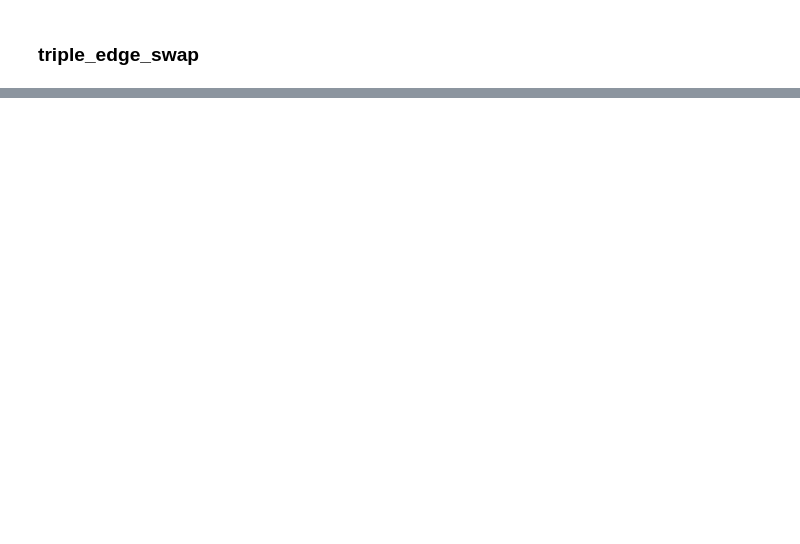
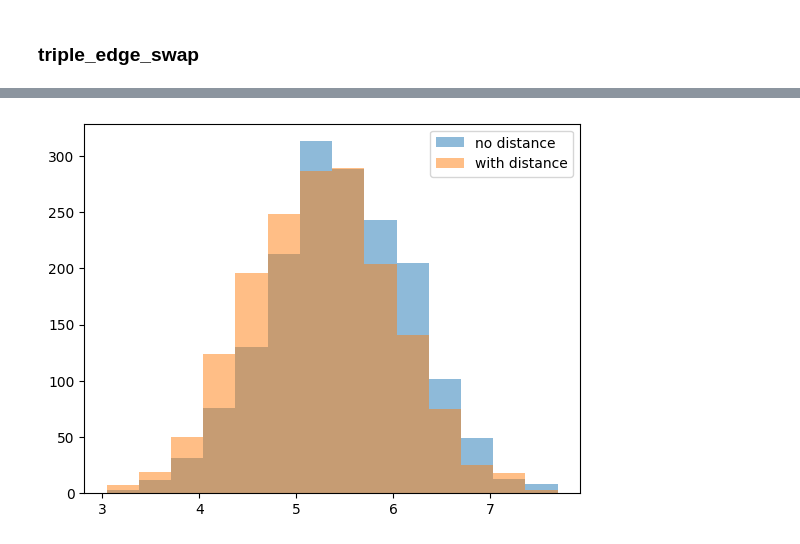
Before and after one commit to Pmoonesi/CPSC672-FundofSocNtwkAnalandDataMining, a Jupyter notebook: testing/Networkx-double_edge_swap.ipynb, the cells around one changed output, grey strips where cells are left out. Drawn from its saved outputs; the diff is of its cells as text; code cells hidden in the pictures; blank space fills up the shorter version.

```diff
--- a/testing/Networkx-double_edge_swap.ipynb
+++ b/testing/Networkx-double_edge_swap.ipynb
@@ -742,0 +773,12 @@ compare_func3(G, G_swap_new, 'scale free', weight='weight')
+# %%
+from itertools import combinations, permutations
+
+key_to_ind = {ind:ind for ind in range(N)}
+ind_to_key = {ind:ind for ind in range(N)}
+distance_matrix = 1 + 9 * np.random.random((N,N))
+
+def get_average_distance(keys):
+    indices = [key_to_ind[key] for key in keys]
+    pairs = list(permutations(indices, 2)) # should use permutations for asymmetric and combinations for symmetric
+    distances = [distance_matrix[pair] for pair in pairs]
+    return sum(distances)/len(distances)
@@ -742,0 +997,19 @@ compare_func3(G, G_swap_new, 'scale free', weight='weight')
+# %%
+all_no_distance = []
+for i in range(100):
+    _, dist_no_distance = t_our_double_swap(G.copy(), nswap=G.number_of_edges(), max_tries=10 * G.number_of_edges(), keep=None)
+    all_no_distance.extend(dist_no_distance)
+
+all_with_distance = []
+for i in range(100):
+    _, dist_with_distance = t_our_double_swap_distances(G.copy(), nswap=G.number_of_edges(), max_tries=10 * G.number_of_edges(), keep=None)
+    all_with_distance.extend(dist_with_distance)
+# %%
+bins = np.linspace(min(min(dist_no_distance), min(dist_with_distance)), max(max(dist_no_distance), max(dist_with_distance)), 15)
+
+plt.hist(dist_no_distance, bins, alpha=0.5, label='no distance')
+plt.hist(dist_with_distance, bins, alpha=0.5, label='with distance')
+plt.legend(loc='upper right')
+plt.show()
+# %% [output]
+[figure, added]
```
Also changed, not shown: parts of 35 cells of this notebook.
